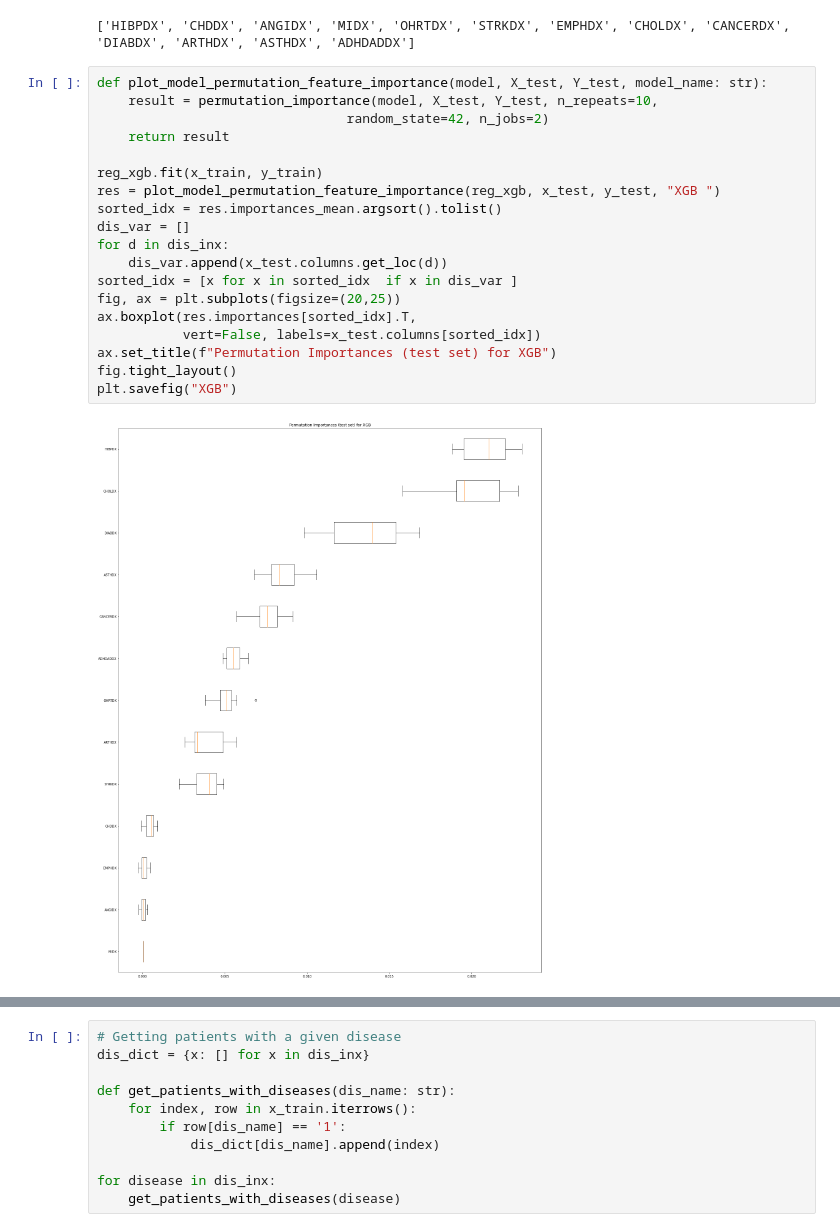
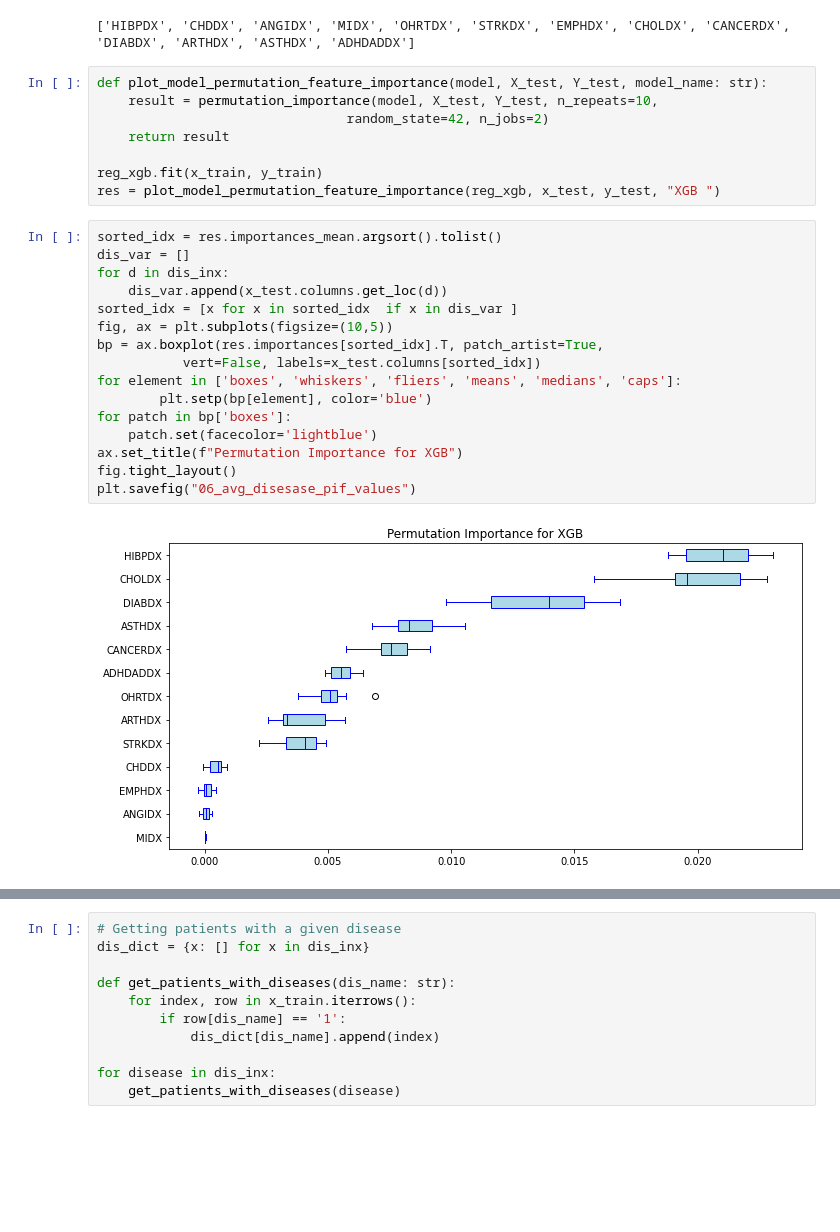
Before and after one commit to rabitwhte/IML_2020_MEPS_g6, a Jupyter notebook: models/XGB/xgb_model_v3.ipynb, the cells around one changed output, grey strips where cells are left out. Cells and saved outputs as stored; diff of their text form; blank space fills up the shorter version.

Commit message:
plots improved

```diff
--- a/models/XGB/xgb_model_v3.ipynb
+++ b/models/XGB/xgb_model_v3.ipynb
@@ -72,24 +72,29 @@ dis_inx = [x for x in x_train.columns.tolist() if 'DX' in x]
 print(dis_inx)
 # %% [output]
 ['HIBPDX', 'CHDDX', 'ANGIDX', 'MIDX', 'OHRTDX', 'STRKDX', 'EMPHDX', 'CHOLDX', 'CANCERDX', 'DIABDX', 'ARTHDX', 'ASTHDX', 'ADHDADDX']
+# %%
+def plot_model_permutation_feature_importance(model, X_test, Y_test, model_name: str):
+    result = permutation_importance(model, X_test, Y_test, n_repeats=10,
+                                random_state=42, n_jobs=2)
+    return result
+
+reg_xgb.fit(x_train, y_train)
+res = plot_model_permutation_feature_importance(reg_xgb, x_test, y_test, "XGB ")
 # %%
-def plot_model_permutation_feature_importance(model, X_test, Y_test, model_name: str):
-    result = permutation_importance(model, X_test, Y_test, n_repeats=10,
-                                random_state=42, n_jobs=2)
-    return result
-
-reg_xgb.fit(x_train, y_train)
-res = plot_model_permutation_feature_importance(reg_xgb, x_test, y_test, "XGB ")
 sorted_idx = res.importances_mean.argsort().tolist()
 dis_var = []
 for d in dis_inx:
     dis_var.append(x_test.columns.get_loc(d))
 sorted_idx = [x for x in sorted_idx  if x in dis_var ]
-fig, ax = plt.subplots(figsize=(20,25))
-ax.boxplot(res.importances[sorted_idx].T,
+fig, ax = plt.subplots(figsize=(10,5))
+bp = ax.boxplot(res.importances[sorted_idx].T, patch_artist=True,
            vert=False, labels=x_test.columns[sorted_idx])
-ax.set_title(f"Permutation Importances (test set) for XGB")
+for element in ['boxes', 'whiskers', 'fliers', 'means', 'medians', 'caps']:
+        plt.setp(bp[element], color='blue')
+for patch in bp['boxes']:
+    patch.set(facecolor='lightblue')
+ax.set_title(f"Permutation Importance for XGB")
 fig.tight_layout()
-plt.savefig("XGB")
+plt.savefig("06_avg_disesase_pif_values")
 # %% [output]
-[figure, old version]
+[figure, new version]
```
Also changed, not shown: parts of 4 cells of this notebook.
